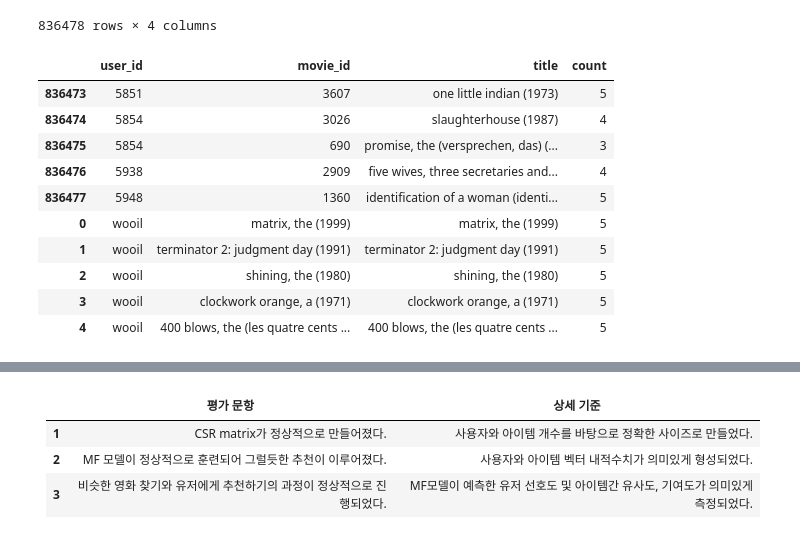
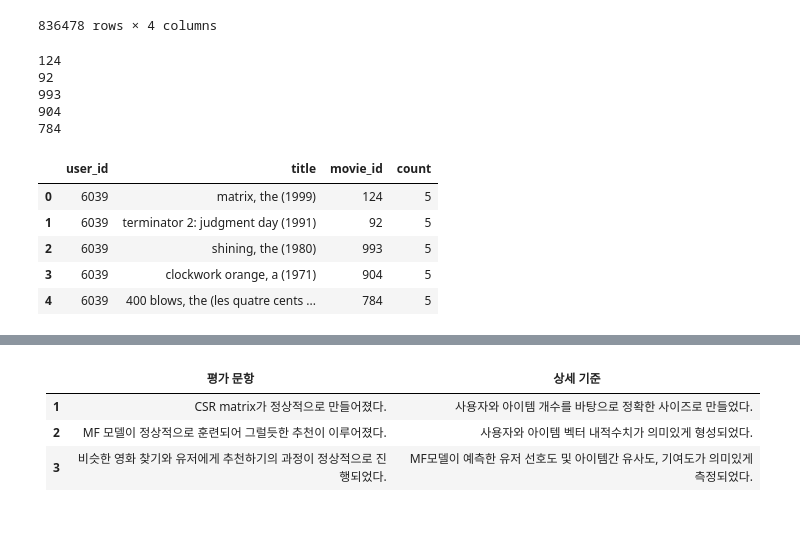
Before and after one commit to jungwooil/aiffel, a Jupyter notebook: LMS/EXPLORATION/09_recommendata_iu/09_recommendata_iu.ipynb, the cells around one changed output, grey strips where cells are left out. Cells and saved outputs as stored; diff of their text form; code cells hidden in the pictures.

```diff
--- a/LMS/EXPLORATION/09_recommendata_iu/09_recommendata_iu.ipynb
+++ b/LMS/EXPLORATION/09_recommendata_iu/09_recommendata_iu.ipynb
@@ -185,22 +192,26 @@ ratings
+# %%
+# print(user_to_idx['wooil'])
+print(movie_to_idx['matrix, the (1999)'])
+print(movie_to_idx['terminator 2: judgment day (1991)'])
+print(movie_to_idx['shining, the (1980)'])
+print(movie_to_idx['clockwork orange, a (1971)'])
+print(movie_to_idx['400 blows, the (les quatre cents coups) (1959)'])
+# %% [output]
+124
+92
+993
+904
+784
 # %%
-my_favorite = ['matrix, the (1999)' , 'terminator 2: judgment day (1991) ' ,'shining, the (1980)' ,'clockwork orange, a (1971)' ,'400 blows, the (les quatre cents coups)']
+my_favorite_title = ['matrix, the (1999)' , 'terminator 2: judgment day (1991) ' ,'shining, the (1980)' ,'clockwork orange, a (1971)' ,'400 blows, the (les quatre cents coups) (1959)']
+my_favorite_id = [124 , 92, 993, 904, 784]
 
-# 'zimin'이라는 user_id가 위 아티스트의 노래를 30회씩 들었다고 가정하겠습니다.
-my_movielist = pd.DataFrame({'user_id': ['wooil']*5, 'title': my_favorite, 'movie_id': my_favorite, 'count':[5]*5})
-
-if not ratings.isin({'user_id':['wooil']})['user_id'].any():
-    ratings = ratings.append(my_movielist)
-
-ratings.tail(10)       # 잘 추가되었는지 확인해 봅시다.
+my_movielist = pd.DataFrame({'user_id': ['6039']*5, 'title': my_favorite_title, 'movie_id': my_favorite_id, 'count':[5]*5})
+my_movielist
 # %% [output]
-|  | user_id | movie_id | title | count |
-| 836473 | 5851 | 3607 | one little indian (1973) | 5 |
-| 836474 | 5854 | 3026 | slaughterhouse (1987) | 4 |
-| 836475 | 5854 | 690 | promise, the (versprechen, das) (... | 3 |
-| 836476 | 5938 | 2909 | five wives, three secretaries and... | 4 |
-| 836477 | 5948 | 1360 | identification of a woman (identi... | 5 |
-| 0 | wooil | matrix, the (1999) | matrix, the (1999) | 5 |
-| 1 | wooil | terminator 2: judgment day (1991) | terminator 2: judgment day (1991) | 5 |
-| 2 | wooil | shining, the (1980) | shining, the (1980) | 5 |
-| 3 | wooil | clockwork orange, a (1971) | clockwork orange, a (1971) | 5 |
-| 4 | wooil | 400 blows, the (les quatre cents ... | 400 blows, the (les quatre cents ... | 5 |
+|  | user_id | title | movie_id | count |
+| 0 | 6039 | matrix, the (1999) | 124 | 5 |
+| 1 | 6039 | terminator 2: judgment day (1991) | 92 | 5 |
+| 2 | 6039 | shining, the (1980) | 993 | 5 |
+| 3 | 6039 | clockwork orange, a (1971) | 904 | 5 |
+| 4 | 6039 | 400 blows, the (les quatre cents ... | 784 | 5 |
```
Also changed, not shown: parts of 38 cells of this notebook.
